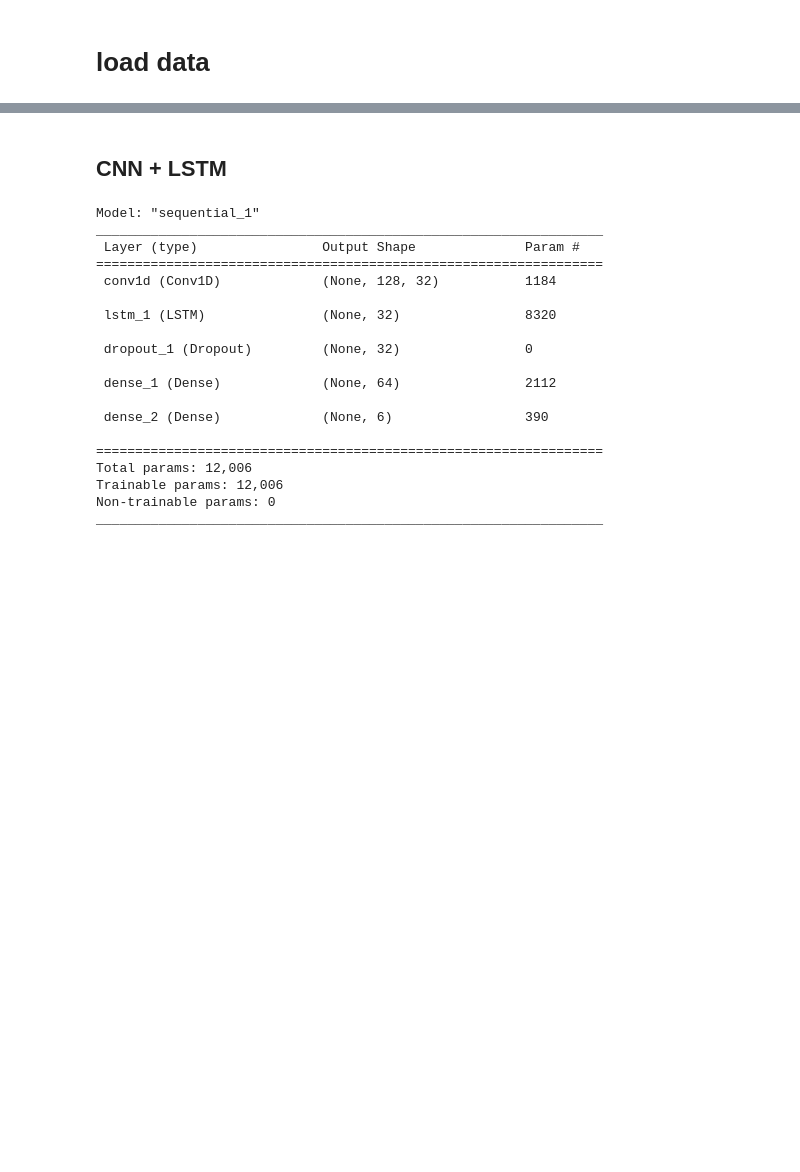
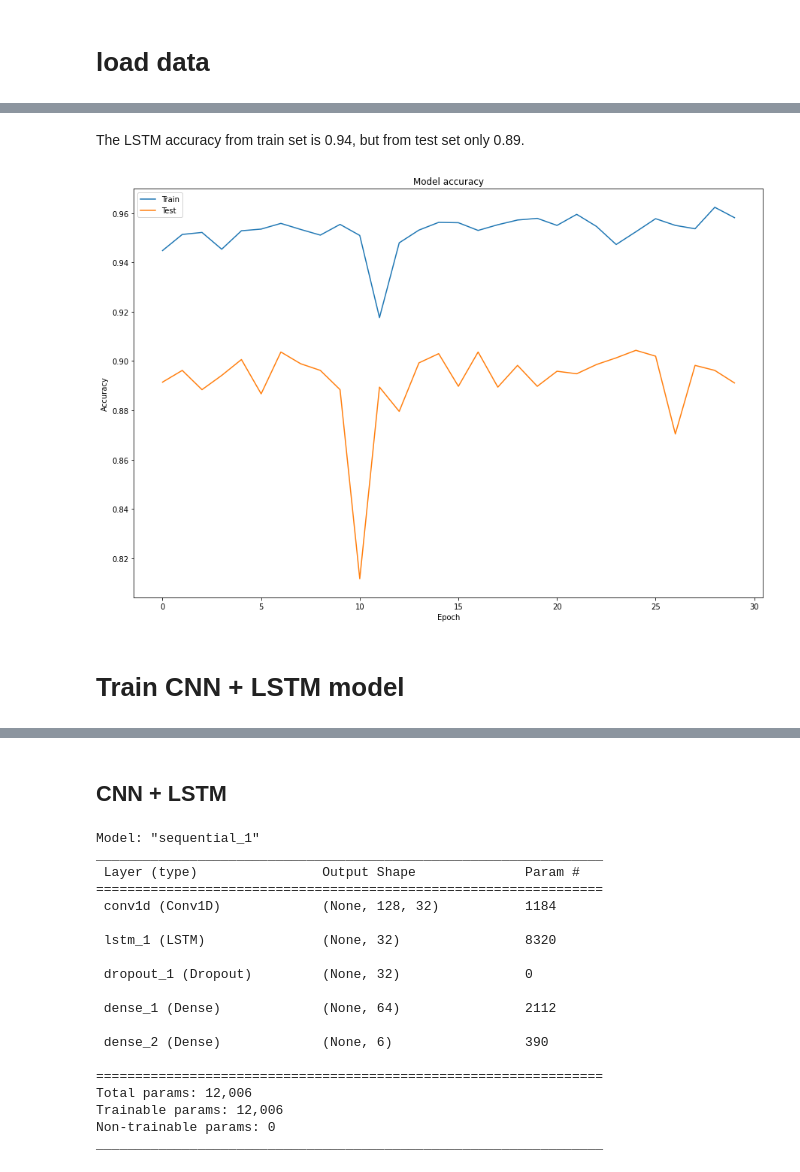
Before and after one commit to felixzhao/HARDataset, a Jupyter notebook: Halter_V1_HAR_DNN.ipynb, the cells around one changed output, grey strips where cells are left out. Saved outputs shown, nothing was run; the diff lists cells and outputs as text; code cells hidden in the pictures; blank space fills up the shorter version.

Commit message:
CNN + LSTM acc 0.92

```diff
--- a/Halter_V1_HAR_DNN.ipynb
+++ b/Halter_V1_HAR_DNN.ipynb
@@ -203,11 +117,15 @@ epochs = 30
 # %%
 model = tf.keras.models.Sequential([
   tf.keras.layers.LSTM(32, input_shape=(sequence_length, number_of_features)),
-  tf.keras.layers.Dropout(0.5),
-  tf.keras.layers.Dense(number_of_classes, activation="softmax")
+#   tf.keras.layers.Dropout(0.5),
+  tf.keras.layers.Dense(num_classes, activation="softmax")
 ])
 
-# model.build()
+model.compile(
+    loss='categorical_crossentropy',
+    optimizer=tf.keras.optimizers.Adam(learning_rate=learning_rate),
+    metrics=['accuracy']
+    )
 
 #Print the model summary
 model.summary()
@@ -236,6 +146,5 @@ model.compile(
 # %%
 # Train the model
-# history = model.fit(trainX, trainy, validation_data=(testX, testy) ,epochs=10)
-history = model.fit(X_train, y_train ,epochs=30)
+history = model.fit(X_train, y_train, validation_data=(X_test, y_test) ,epochs=epochs)
 # %% [output]
 Epoch 1/30
@@ -353,0 +169,16 @@ score
+# %% [markdown]
+The LSTM accuracy from train set is 0.94, but from test set only 0.89.
+# %%
+fig = plt.figure(figsize=(15, 10))
+
+plt.plot(history.history['accuracy'])
+plt.plot(history.history['val_accuracy'])
+plt.title('Model accuracy')
+plt.ylabel('Accuracy')
+plt.xlabel('Epoch')
+plt.legend(['Train', 'Test'], loc='upper left')
+plt.show()
+# %% [output]
+[figure, added]
+# %% [markdown]
+# Train CNN + LSTM model
```
Also changed, not shown: parts of 33 cells of this notebook.
